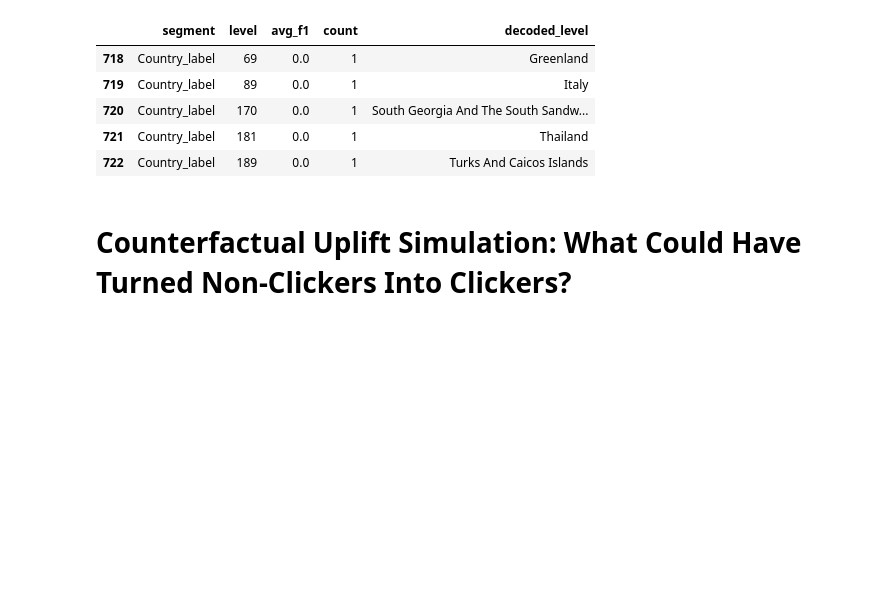
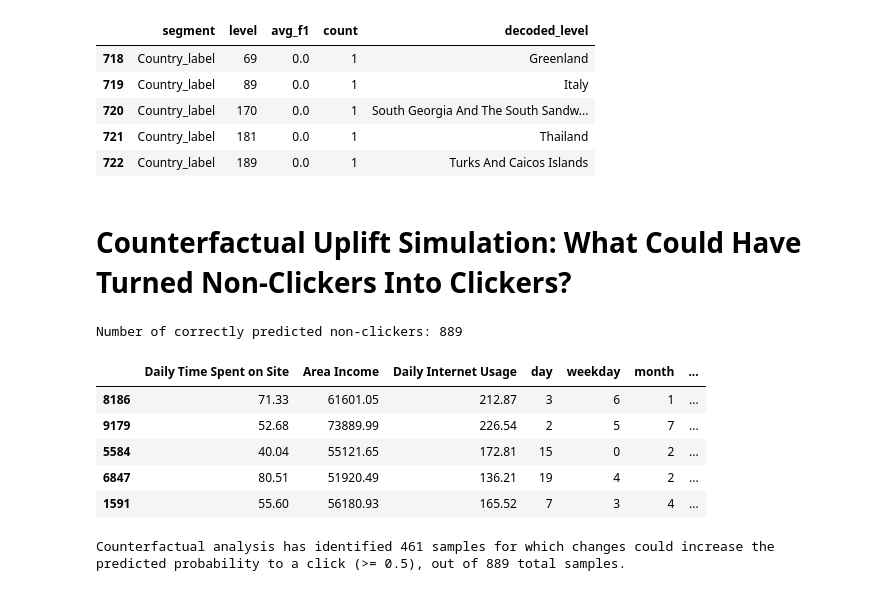
Before and after one commit to munas-git/EmailCTR-EDA-Counterfactuals, a Jupyter notebook: analysis.ipynb, the cells around one changed output. Drawn from its saved outputs; the diff is of its cells as text; code cells hidden in the pictures; blank space fills up the shorter version.

Commit message:
Analysis Complete.

```diff
--- a/analysis.ipynb
+++ b/analysis.ipynb
@@ -1094,3 +1142,22 @@ low_performance_countries.head()
 | 722 | Country_label | 189 | 0.0 | 1 | Turks And Caicos Islands |
 # %% [markdown]
 # Counterfactual Uplift Simulation: What Could Have Turned Non-Clickers Into Clickers?
+# %%
+# analysis only on test set non-clickers
+non_clickers = (y_test == 0) & (fe_optimised_model.predict(X_test) == 0)
+X_non_click = X_test.loc[non_clickers].copy()
+
+X_non_click['click_predicted_prob'] = fe_optimised_model.predict_proba(X_non_click)[:, 1]
+
+print(f'Number of correctly predicted non-clickers: {len(X_non_click)}')
+# %% [output]
+Number of correctly predicted non-clickers: 889
+# %%
+X_non_click.head(5)
+# %% [output]
+|  | Daily Time Spent on Site | Area Income | Daily Internet Usage | day | weekday | month | ... |
+| 8186 | 71.33 | 61601.05 | 212.87 | 3 | 6 | 1 | ... |
+| 9179 | 52.68 | 73889.99 | 226.54 | 2 | 5 | 7 | ... |
+| 5584 | 40.04 | 55121.65 | 172.81 | 15 | 0 | 2 | ... |
+| 6847 | 80.51 | 51920.49 | 136.21 | 19 | 4 | 2 | ... |
+| 1591 | 55.60 | 56180.93 | 165.52 | 7 | 3 | 4 | ... |
@@ -1096,0 +1201,4 @@ low_performance_countries.head()
+# %%
+print(f'Counterfactual analysis has identified {len(cf_df[cf_df["improved_prob"] >= 0.5])} samples for which changes could increase the predicted probability to a click (>= 0.5), out of {len(X_non_click)} total samples.')
+# %% [output]
+Counterfactual analysis has identified 461 samples for which changes could increase the predicted probability to a click (>= 0.5), out of 889 total samples.
```
Also changed, not shown: parts of 25 cells of this notebook.
